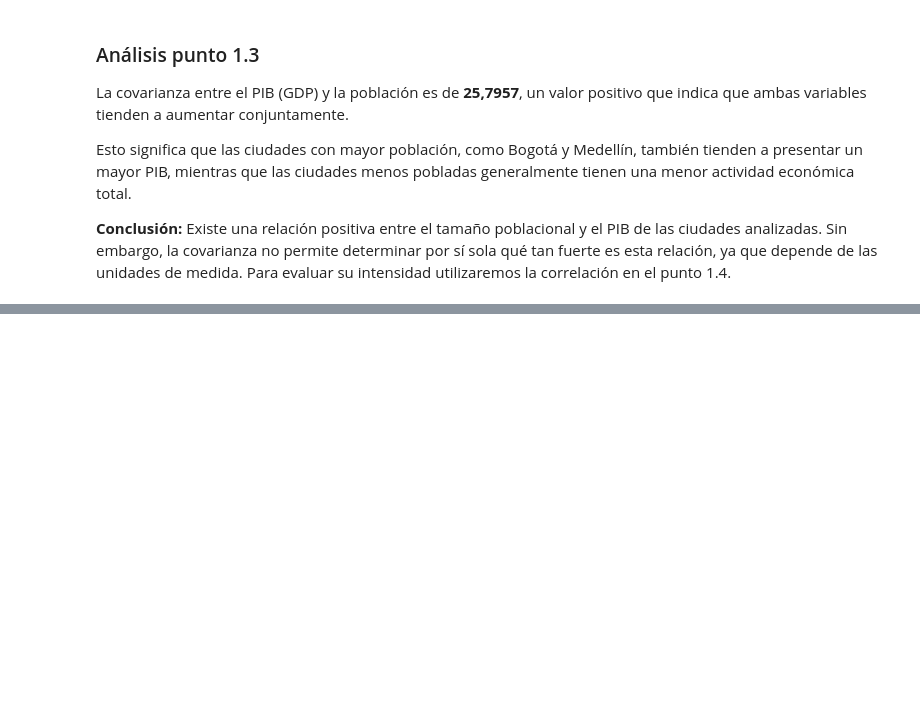
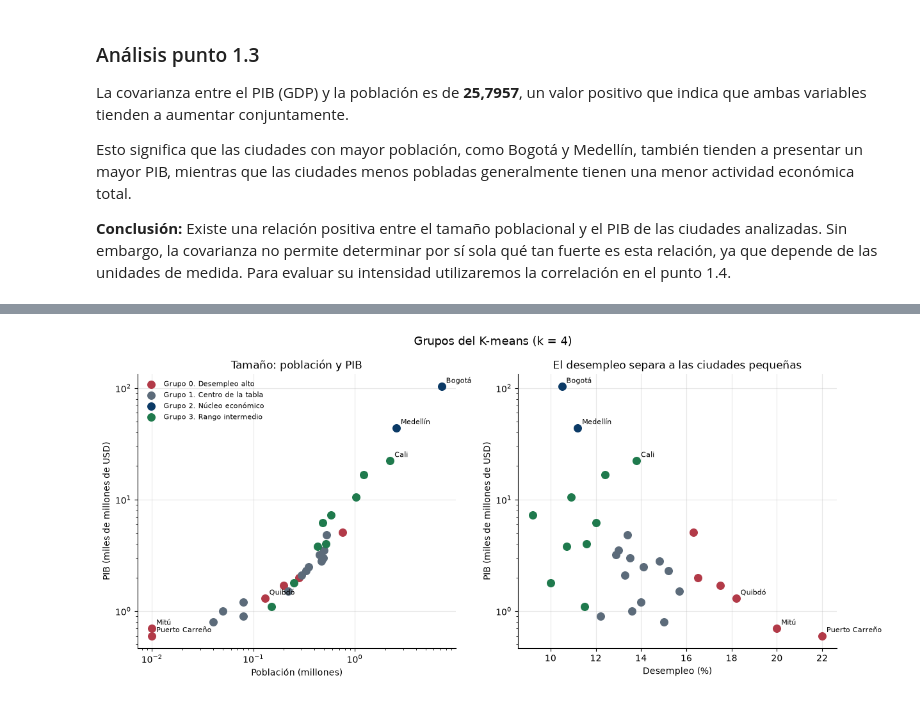
Before and after one commit to malejaDev/MachineLearning1, a Jupyter notebook: tarea1/src/notebook/tarea1.ipynb, the cells around one changed output, grey strips where cells are left out. Saved outputs shown, nothing was run; the diff lists cells and outputs as text; code cells hidden in the pictures; blank space fills up the shorter version.

```diff
--- a/tarea1/src/notebook/tarea1.ipynb
+++ b/tarea1/src/notebook/tarea1.ipynb
@@ -396,0 +638,18 @@ Esto significa que las ciudades con mayor población, como Bogotá y Medellín,
+# %%
+grupo_actual = grupo.copy()
+historial = [grupo_actual.copy()]
+
+for vuelta in range(1, 25):
+    C = centros(Z, grupo_actual)
+    grupo_nuevo, _ = asignar(Z, C, grupo_actual)
+    cambios = int((grupo_nuevo != grupo_actual).sum())
+    historial.append(grupo_nuevo.copy())
+    print(
+        f"Vuelta {vuelta}: {cambios} cambios. "
+        f"Tamaños {[int((grupo_nuevo == j).sum()) for j in range(k)]}"
+    )
+    grupo_actual = grupo_nuevo
+    if cambios == 0:
+        break
+
+grupo_final = grupo_actual
@@ -396,0 +701,74 @@ Esto significa que las ciudades con mayor población, como Bogotá y Medellín,
+# %%
+import matplotlib.pyplot as plt
+
+colores = {
+    0: "#B23A48",
+    1: "#5C6B7A",
+    2: "#0B3A66",
+    3: "#1F7A4D",
+}
+nombres_grupo = {
+    0: "Grupo 0. Desempleo alto",
+    1: "Grupo 1. Centro de la tabla",
+    2: "Grupo 2. Núcleo económico",
+    3: "Grupo 3. Rango intermedio",
+}
+etiquetas = {"Bogotá", "Medellín", "Cali", "Quibdó", "Mitú", "Puerto Carreño"}
+
+fig, ejes = plt.subplots(1, 2, figsize=(12.5, 5.6))
+
+for j in range(k):
+    sub = perfil[perfil["Grupo final"] == j]
+    ejes[0].scatter(
+        sub["Population (Millions)"],
+        sub["GDP (USD Billion)"],
+        s=70,
+        color=colores[j],
+        label=nombres_grupo[j],
+        zorder=3,
+    )
+    ejes[1].scatter(
+        sub["Unemployment Rate (%)"],
+        sub["GDP (USD Billion)"],
+        s=70,
+        color=colores[j],
+        zorder=3,
+    )
+
+for _, fila in perfil.iterrows():
+    if fila["City"] not in etiquetas:
+        continue
+    for eje, x, y in (
+        (ejes[0], fila["Population (Millions)"], fila["GDP (USD Billion)"]),
+        (ejes[1], fila["Unemployment Rate (%)"], fila["GDP (USD Billion)"]),
+    ):
+        eje.annotate(
+            fila["City"],
+            (x, y),
+            textcoords="offset points",
+            xytext=(5, 4),
+            fontsize=8,
+        )
+
+ejes[0].set_xscale("log")
+ejes[0].set_yscale("log")
+ejes[0].set_xlabel("Población (millones)")
+ejes[0].set_ylabel("PIB (miles de millones de USD)")
+ejes[0].set_title("Tamaño: población y PIB")
+ejes[0].legend(frameon=False, fontsize=8, loc="upper left")
+
+ejes[1].set_yscale("log")
+ejes[1].set_xlabel("Desempleo (%)")
+ejes[1].set_ylabel("PIB (miles de millones de USD)")
+ejes[1].set_title("El desempleo separa a las ciudades pequeñas")
+
+for eje in ejes:
+    eje.grid(alpha=0.3)
+    eje.spines["top"].set_visible(False)
+    eje.spines["right"].set_visible(False)
+
+fig.suptitle("Grupos del K-means (k = 4)", fontsize=13)
+fig.tight_layout()
+plt.show()
+# %% [output]
+[figure, added]
```
Also changed, not shown: parts of 20 cells of this notebook, 1 other file.
